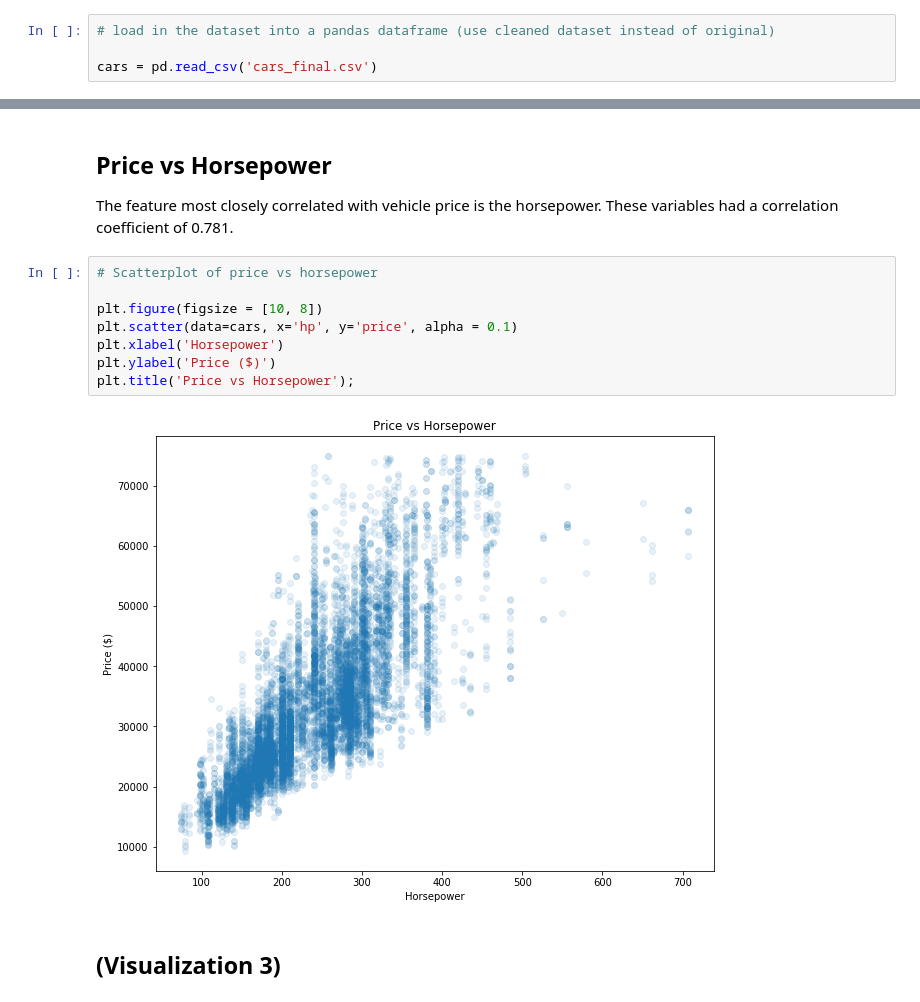
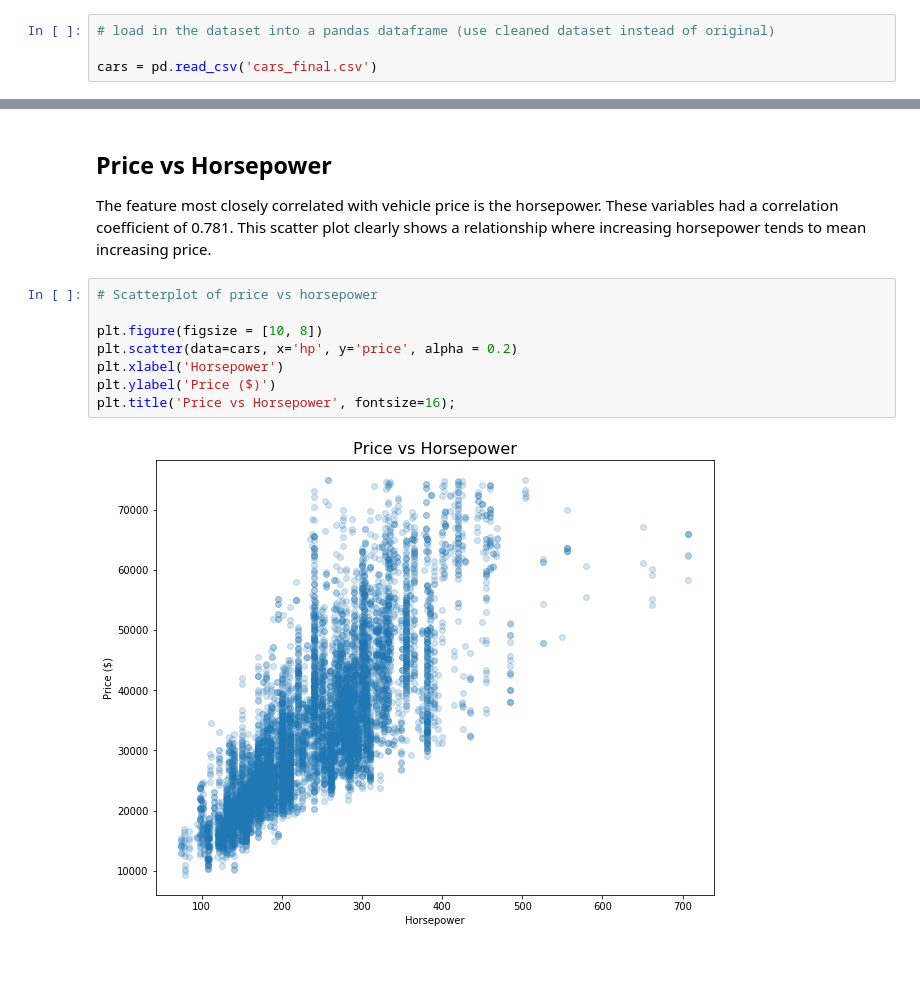
Before and after one commit to Rob-Bruton/Car-Features, a Jupyter notebook: car_slide_deck.ipynb, the cells around one changed output, grey strips where cells are left out. Cells and saved outputs as stored; diff of their text form; blank space fills up the shorter version.

Commit message:
Add files via upload
Add several new plots to car_exploration. Finish car_slide_deck. Upload car_slide_deck.slides. Update readme. Add html versions of ipynb files.

```diff
--- a/car_slide_deck.ipynb
+++ b/car_slide_deck.ipynb
@@ -51,16 +51,14 @@ plt.xlabel('Price ($)');
 # %% [markdown]
 ## Price vs Horsepower
 
-The feature most closely correlated with vehicle price is the horsepower. These variables had a correlation coefficient of 0.781.
+The feature most closely correlated with vehicle price is the horsepower. These variables had a correlation coefficient of 0.781. This scatter plot clearly shows a relationship where increasing horsepower tends to mean increasing price.
 # %%
 # Scatterplot of price vs horsepower
 
 plt.figure(figsize = [10, 8])
-plt.scatter(data=cars, x='hp', y='price', alpha = 0.1)
+plt.scatter(data=cars, x='hp', y='price', alpha = 0.2)
 plt.xlabel('Horsepower')
 plt.ylabel('Price ($)')
-plt.title('Price vs Horsepower');
+plt.title('Price vs Horsepower', fontsize=16);
 # %% [output]
-[figure, old version]
+[figure, new version]
-# %% [markdown]
-## (Visualization 3)
```
Also changed, not shown: parts of 12 cells of this notebook, 5 other files.
